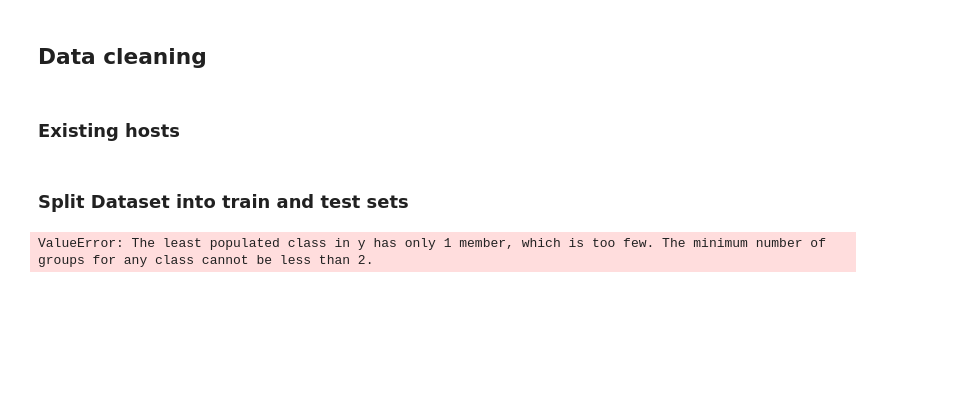
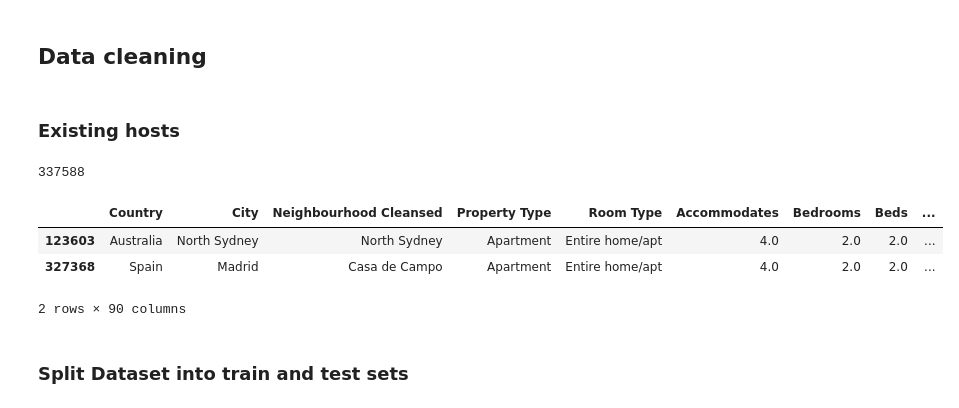
Before and after one commit to deepak-karkala/airbnb-data-science, a Jupyter notebook: notebooks/airbnb_exploratory_analysis.ipynb, the cells around one changed output. Cells and saved outputs as stored; diff of their text form; code cells hidden in the pictures; blank space fills up the shorter version.

Commit message:
Model selection, training code added

```diff
--- a/notebooks/airbnb_exploratory_analysis.ipynb
+++ b/notebooks/airbnb_exploratory_analysis.ipynb
@@ -125,7 +78,8 @@ dfo.groupby("Amenities").count()
 # %% [markdown]
 ### Existing hosts
 # %%
-df = dfo.copy()
+#df = dfo.copy()
+df = dfo[features_existing_host].copy()
 
 enable_separate_features = 0
 enable_separate_amenities = 0
@@ -140,11 +94,20 @@ df = df[~df["Country"].isin(exclude_low_count_countries_list)]
 df = df[~pd.isnull(df["Country"])]
 
 ###### City ########
+# Remove cities with less than 10 listings
+# (Total over 4000 cities, 800 odd unique cities with more than 10 listings)
+df = df.groupby("City").filter(lambda x: len(x)>10)
 # Remove null (451 entries)
 df = df[~pd.isnull(df["City"])]
 
 
 ###### Neighbourhood Cleansed ######
+# Remove integer Neighbourhood names
+df = df[df.apply(lambda x: not x["Neighbourhood Cleansed"].startswith("7"), axis=1)].copy()
+# Remove Neighbourhood with less than 10 listings
+# (Total over 2200 cities, 1500 odd unique cities with more than 10 listings)
+df = df.groupby("Neighbourhood Cleansed").filter(lambda x: len(x)>10)
+
 # Remove null (1 entry)
 df = df[~pd.isnull(df["Neighbourhood Cleansed"])]
 #######################################################
@@ -410,6 +373,17 @@ if enable_separate_amenities == 1:
 # Remove null (7954 entries)
 df = df[~pd.isnull(df["Price"])]
 # Remove 0 (4 entries)
-df = df[df["Price"] != 0]
+df = df[df["Price"] > 0]
 
 ##########################################################
+# %%
+len(df)
+# %% [output]
+337588
+# %%
+df.head(2)
+# %% [output]
+|  | Country | City | Neighbourhood Cleansed | Property Type | Room Type | Accommodates | Bedrooms | Beds | ... |
+| 123603 | Australia | North Sydney | North Sydney | Apartment | Entire home/apt | 4.0 | 2.0 | 2.0 | ... |
+| 327368 | Spain | Madrid | Casa de Campo | Apartment | Entire home/apt | 4.0 | 2.0 | 2.0 | ... |
+2 rows × 90 columns
@@ -416,19 +399,2 @@ df = df[df["Price"] != 0]
 # %% [markdown]
 ### Split Dataset into train and test sets
-# %%
-dfx = df.copy()
-del dfx["Price"]
-dfy = df["Price"].copy()
-
-from sklearn.model_selection import train_test_split, StratifiedShuffleSplit
-
-#"""
-split = StratifiedShuffleSplit(n_splits=10, test_size=0.2, random_state=42)
-for train_index, test_index in split.split(df, df["Price"]):
-    strat_train_set = housing.loc[train_index]
-    strat_test_set = housing.loc[test_index]
-#"""
-
-#x_train, x_test, y_train, y_test = train_test_split(dfx,dfy, test_size=0.1, random_state=42)
-# %% [output]
-ValueError: The least populated class in y has only 1 member, which is too few. The minimum number of groups for any class cannot be less than 2.
```
Also changed, not shown: parts of 31 cells of this notebook.
